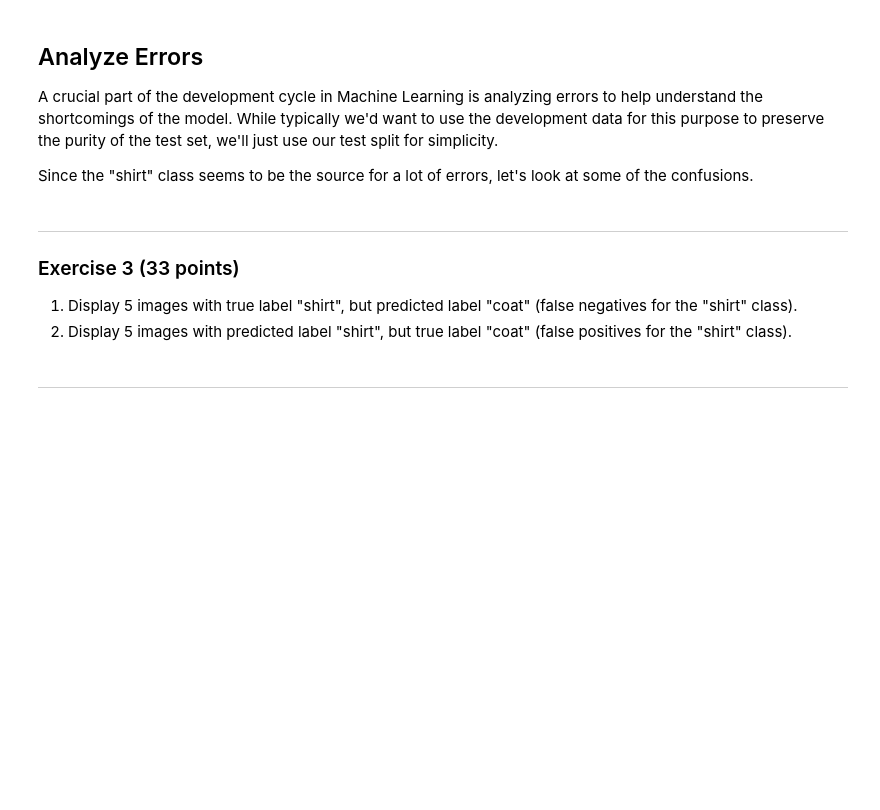
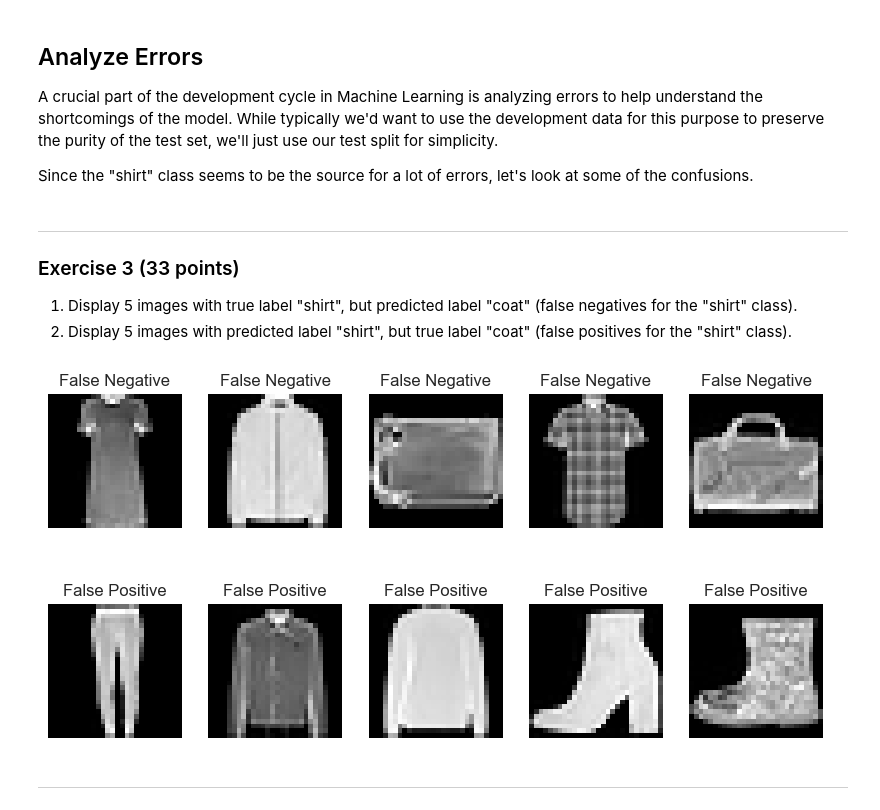
Before and after one commit to ucbahallaou/W207-Fall-2023, a Jupyter notebook: Homeworks/05 Multiclass Classification.ipynb, the cells around one changed output. Cells and saved outputs as stored; diff of their text form; code cells hidden in the pictures; blank space fills up the shorter version.

```diff
--- a/Homeworks/05 Multiclass Classification.ipynb
+++ b/Homeworks/05 Multiclass Classification.ipynb
@@ -102,14 +107,14 @@ def build_model(n_classes, learning_rate=0.01):
   model.add(keras.layers.Flatten())
   model.add(keras.layers.Dense(
       # YOUR CODE HERE
-      units=NotImplemented,
-      activation=NotImplemented
+      units=n_classes,
+      activation=tf.nn.softmax
   ))
 
   optimizer = tf.keras.optimizers.SGD(learning_rate=learning_rate)
 
   # YOUR CODE HERE
-  model.compile(loss=NotImplemented,
+  model.compile(loss=tf.keras.losses.SparseCategoricalCrossentropy(),
                 optimizer=optimizer,
                 metrics=['accuracy'])
   return model
@@ -171,0 +193,9 @@ Answer the following questions by studying the confusion matrix (above).
+# %%
+precisions = []
+for i, name in enumerate(label_names):
+    true_positive = confusion_matrix[0][0].numpy()
+    total_positive = np.sum(confusion_matrix[:,i])
+    precision = true_positive/total_positive
+    precisions.append({'Class':name,'Precision':precision})
+precision_df = pd.DataFrame(precisions)
+precision_df
@@ -188,3 +234,26 @@ Since the "shirt" class seems to be the source for a lot of errors, let's look a
+# %%
+# YOUR CODE HERE
+#shirt index 6, coat index 4
+flse_negs = np.where(np.logical_and(test_predictions == 4, Y_test == 6))[0][:5]
+flse_pos = np.where(np.logical_and(test_predictions == 6, Y_test == 4))[0][:5]
+fig, axs = plt.subplots(nrows=2, ncols=5, figsize=(10,5))
+for i,val in enumerate(flse_negs):
+  image = X_train[val]
+  label = Y_train[val]
+  label_name = 'False Negative'
+  axs[0][i].imshow(image, cmap='gray')
+  axs[0][i].set_title(label_name)
+  axs[0][i].axis('off')
+for i,val in enumerate(flse_pos):
+  image = X_train[val]
+  label = Y_train[val]
+  label_name = 'False Positive'
+  axs[1][i].imshow(image, cmap='gray')
+  axs[1][i].set_title(label_name)
+  axs[1][i].axis('off')
+plt.show()
+# %% [output]
+[figure, added]
 # %% [markdown]
 ---
 # %% [markdown]
```
Also changed, not shown: parts of 9 cells of this notebook.
